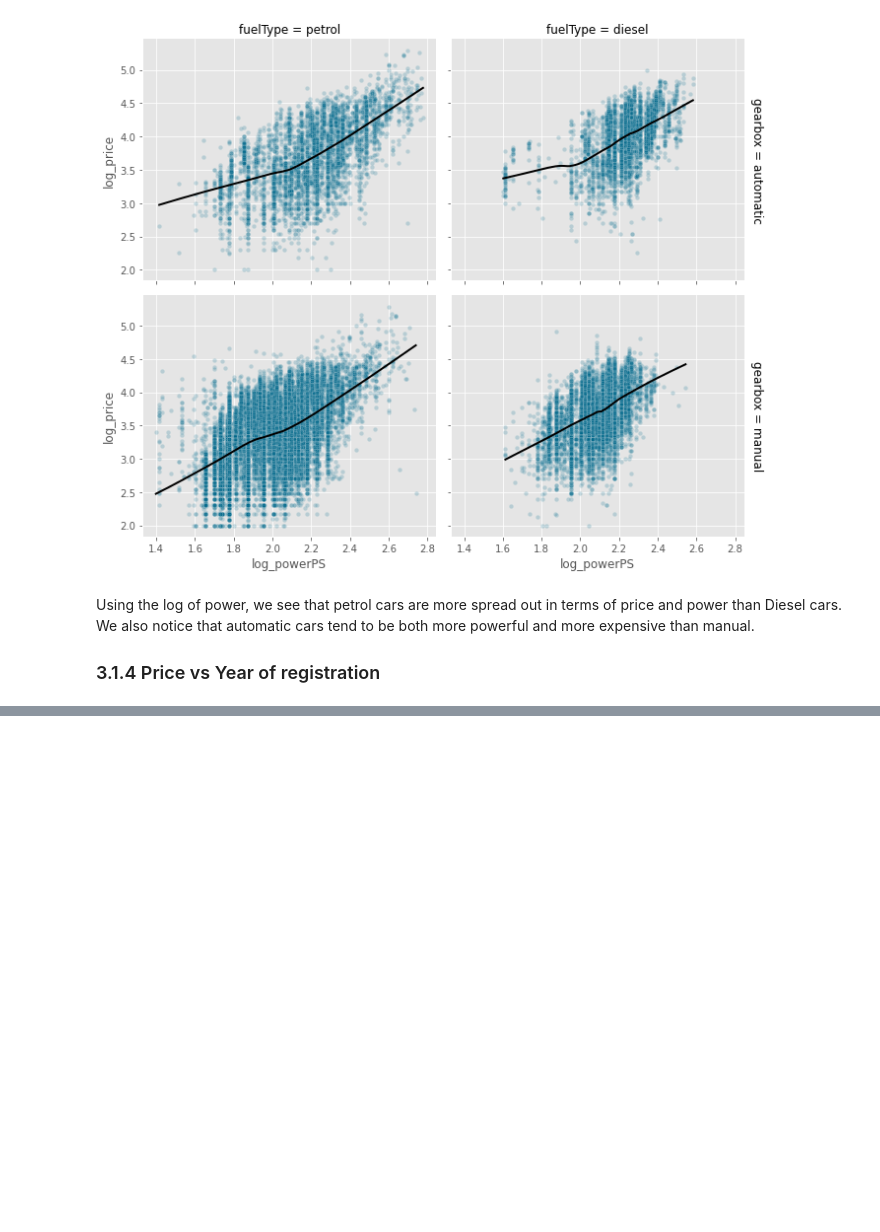
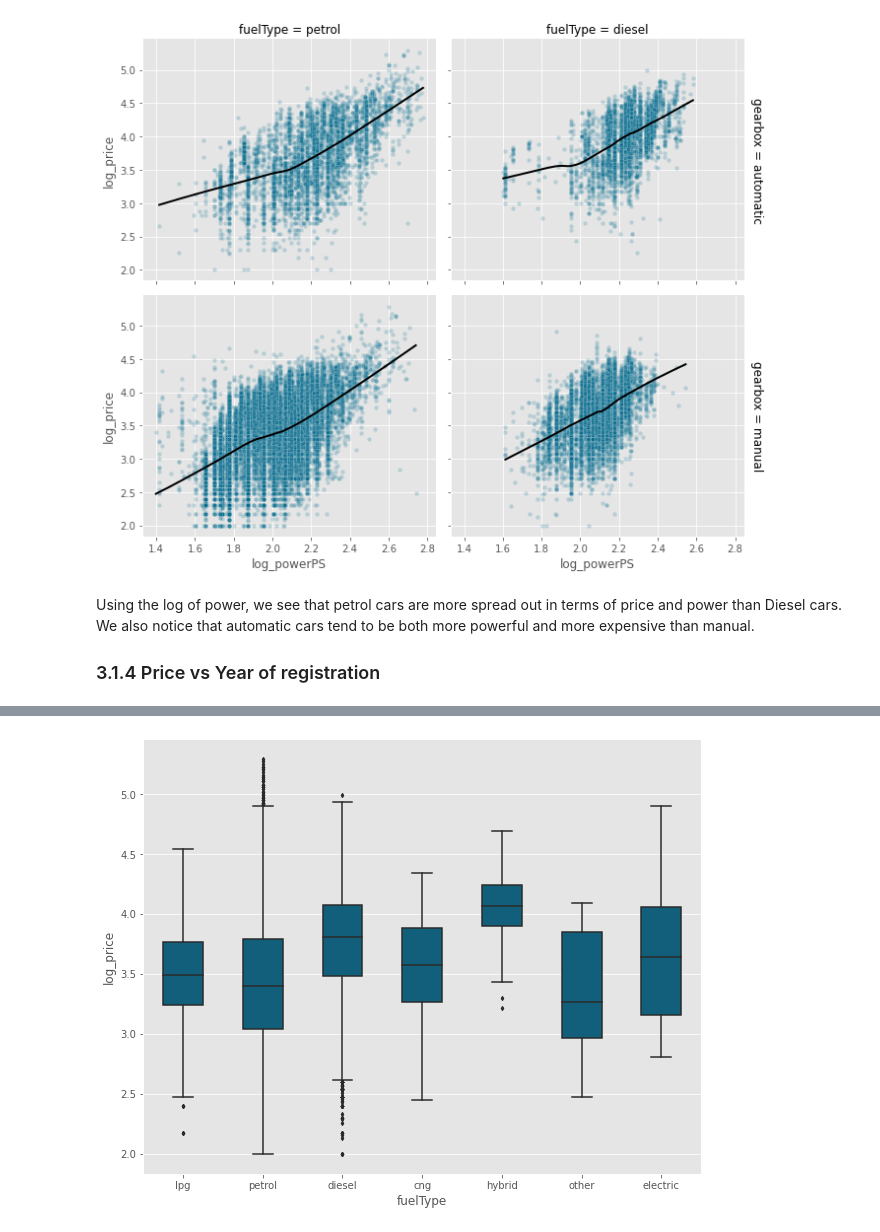
Before and after one commit to Elmehdi9/Used-Cars-Exploratory-Analysis, a Jupyter notebook: EDA.ipynb, the cells around one changed output, grey strips where cells are left out. Cells and saved outputs as stored; diff of their text form; code cells hidden in the pictures; blank space fills up the shorter version.

```diff
--- a/EDA.ipynb
+++ b/EDA.ipynb
@@ -519,0 +545,5 @@ Using the log of power, we see that petrol cars are more spread out in terms of
+# %%
+sns.boxplot(data=df, x='fuelType', y='log_price', color=blue, width=0.5, linewidth=1.5, fliersize=3)
+plt.show()
+# %% [output]
+[figure, added]
```
Also changed, not shown: parts of 27 cells of this notebook.
